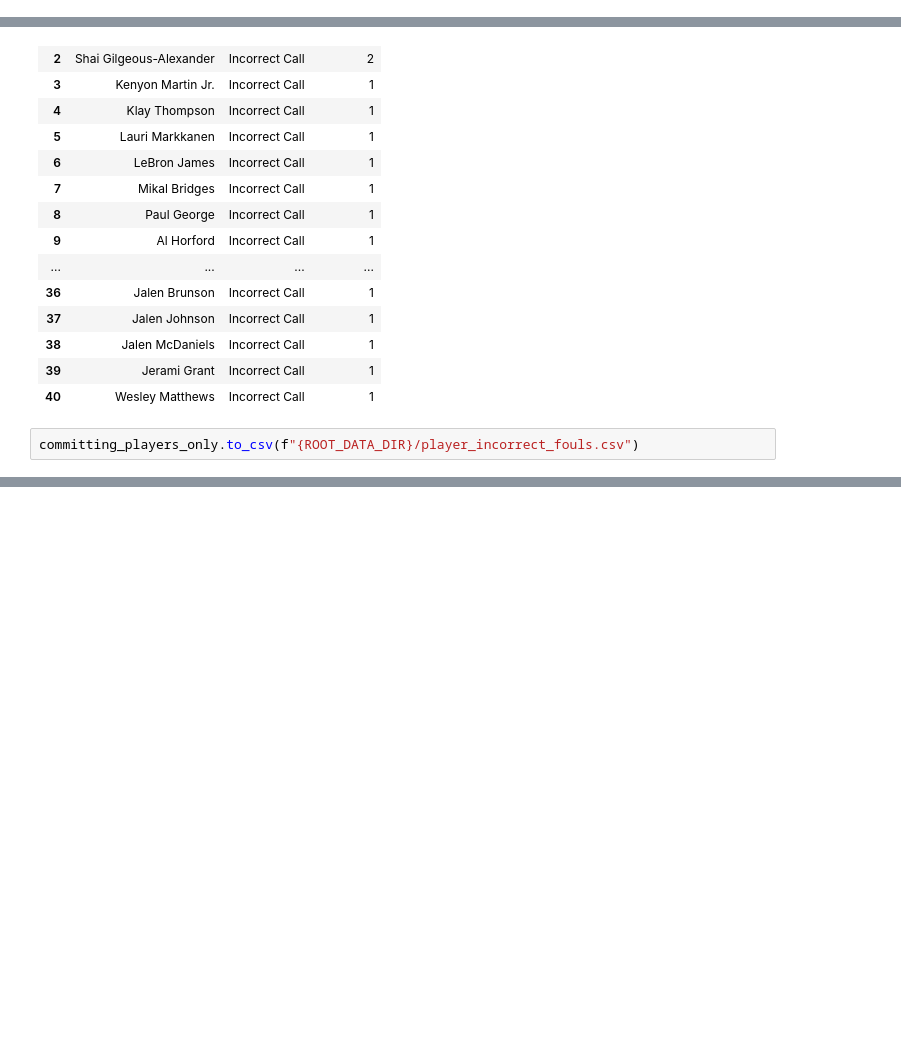
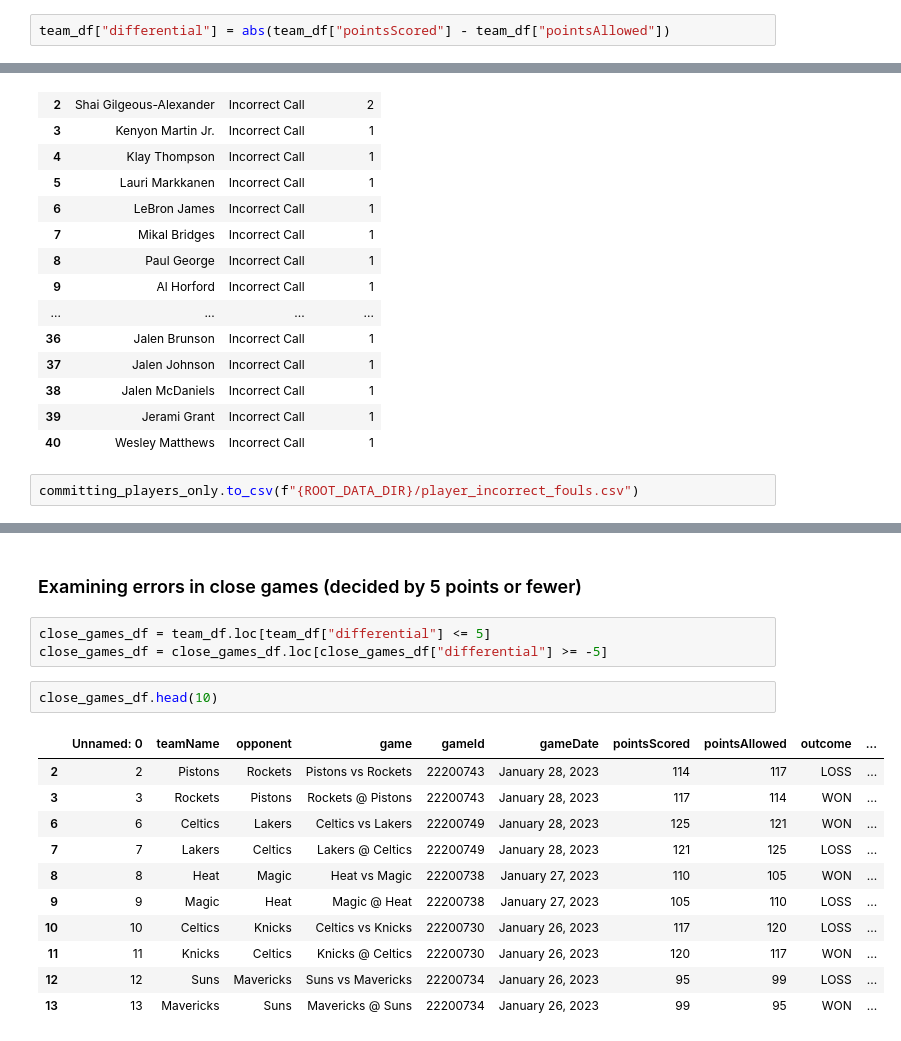
Before and after one commit to adithram/l2m, a Jupyter notebook: notebooks/data-inspection.ipynb, the cells around one changed output, grey strips where cells are left out. Cells and saved outputs as stored; diff of their text form; blank space fills up the shorter version.

```diff
--- a/notebooks/data-inspection.ipynb
+++ b/notebooks/data-inspection.ipynb
@@ -22,3 +24,5 @@ This data shows each individual team from each individual game in the 2022-2023
+# %%
+team_df["differential"] = abs(team_df["pointsScored"] - team_df["pointsAllowed"])
 # %%
 team_df
 # %% [output]
@@ -407,0 +412,19 @@ non_specific_team_errors_df
+# %% [markdown]
+### Examining errors in close games (decided by 5 points or fewer)
+# %%
+close_games_df = team_df.loc[team_df["differential"] <= 5]
+close_games_df = close_games_df.loc[close_games_df["differential"] >= -5]
+# %%
+close_games_df.head(10)
+# %% [output]
+|  | Unnamed: 0 | teamName | opponent | game | gameId | gameDate | pointsScored | pointsAllowed | outcome | ... |
+| 2 | 2 | Pistons | Rockets | Pistons vs Rockets | 22200743 | January 28, 2023 | 114 | 117 | LOSS | ... |
+| 3 | 3 | Rockets | Pistons | Rockets @ Pistons | 22200743 | January 28, 2023 | 117 | 114 | WON | ... |
+| 6 | 6 | Celtics | Lakers | Celtics vs Lakers | 22200749 | January 28, 2023 | 125 | 121 | WON | ... |
+| 7 | 7 | Lakers | Celtics | Lakers @ Celtics | 22200749 | January 28, 2023 | 121 | 125 | LOSS | ... |
+| 8 | 8 | Heat | Magic | Heat vs Magic | 22200738 | January 27, 2023 | 110 | 105 | WON | ... |
+| 9 | 9 | Magic | Heat | Magic @ Heat | 22200738 | January 27, 2023 | 105 | 110 | LOSS | ... |
+| 10 | 10 | Celtics | Knicks | Celtics vs Knicks | 22200730 | January 26, 2023 | 117 | 120 | LOSS | ... |
+| 11 | 11 | Knicks | Celtics | Knicks @ Celtics | 22200730 | January 26, 2023 | 120 | 117 | WON | ... |
+| 12 | 12 | Suns | Mavericks | Suns vs Mavericks | 22200734 | January 26, 2023 | 95 | 99 | LOSS | ... |
+| 13 | 13 | Mavericks | Suns | Mavericks @ Suns | 22200734 | January 26, 2023 | 99 | 95 | WON | ... |
```
Also changed, not shown: parts of 58 cells of this notebook, 4 other files.
